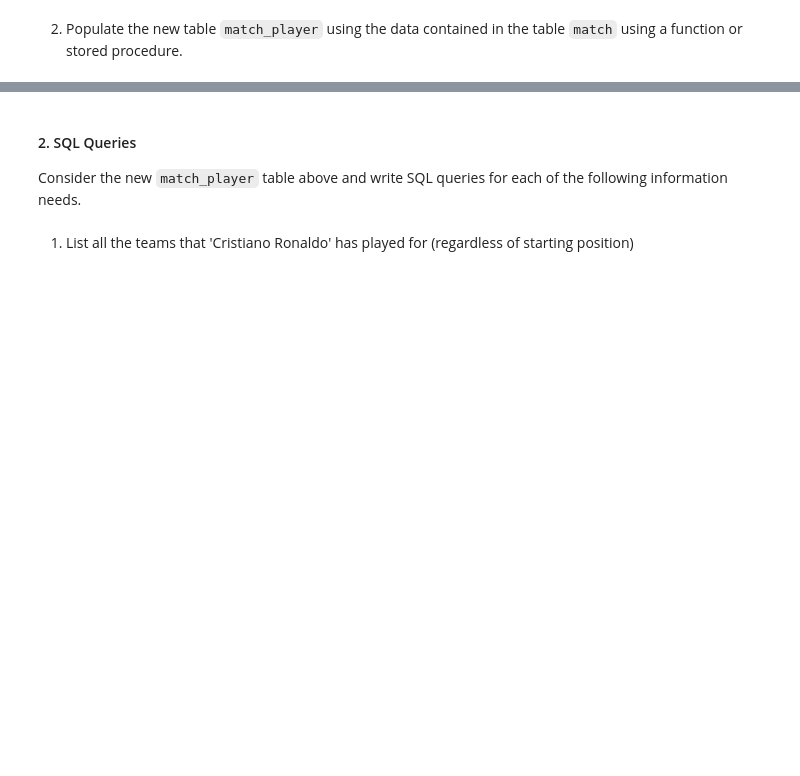
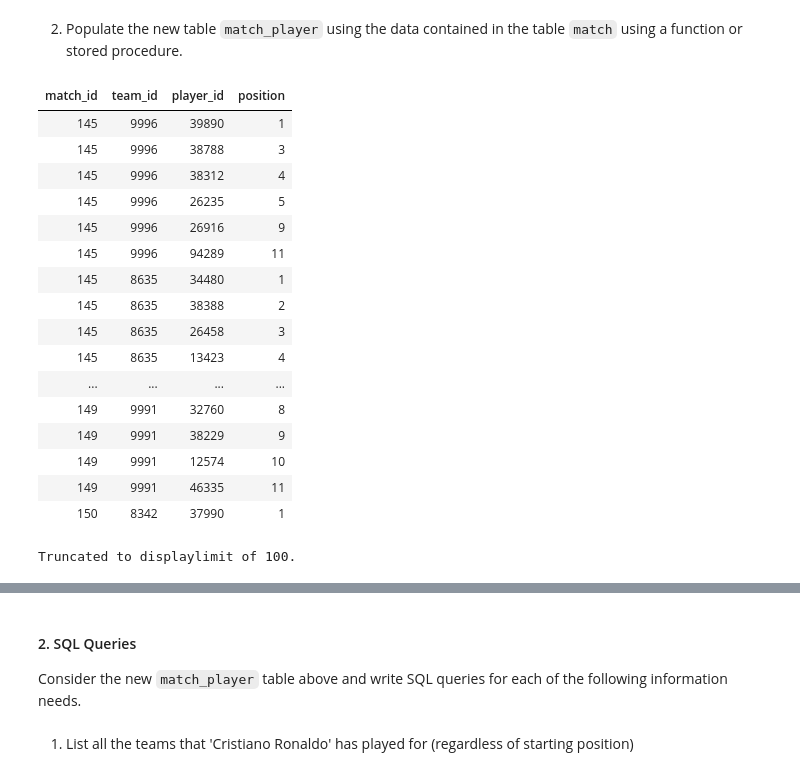
Before and after one commit to anajfalfa/sibd-24, a Jupyter notebook: P2/15-p2-project.ipynb, the cells around one changed output, grey strips where cells are left out. Cells and saved outputs as stored; diff of their text form; code cells hidden in the pictures; blank space fills up the shorter version.

```diff
--- a/P2/15-p2-project.ipynb
+++ b/P2/15-p2-project.ipynb
@@ -321,5 +318,28 @@ CREATE TABLE
 # %% [markdown]
 2. Populate the new table `match_player` using the data contained in the table `match` using a function or stored procedure.
+# %%
+%%sql psql
+
+SELECT * FROM match_player
+# %% [output]
+| match_id | team_id | player_id | position |
+| 145 | 9996 | 39890 | 1 |
+| 145 | 9996 | 38788 | 3 |
+| 145 | 9996 | 38312 | 4 |
+| 145 | 9996 | 26235 | 5 |
+| 145 | 9996 | 26916 | 9 |
+| 145 | 9996 | 94289 | 11 |
+| 145 | 8635 | 34480 | 1 |
+| 145 | 8635 | 38388 | 2 |
+| 145 | 8635 | 26458 | 3 |
+| 145 | 8635 | 13423 | 4 |
+| ... | ... | ... | ... |
+| 149 | 9991 | 32760 | 8 |
+| 149 | 9991 | 38229 | 9 |
+| 149 | 9991 | 12574 | 10 |
+| 149 | 9991 | 46335 | 11 |
+| 150 | 8342 | 37990 | 1 |
+Truncated to displaylimit of 100.
 # %%
 %%sql psql
 DELETE FROM match_player;
```
Also changed, not shown: parts of 47 cells of this notebook, 5 other files.
